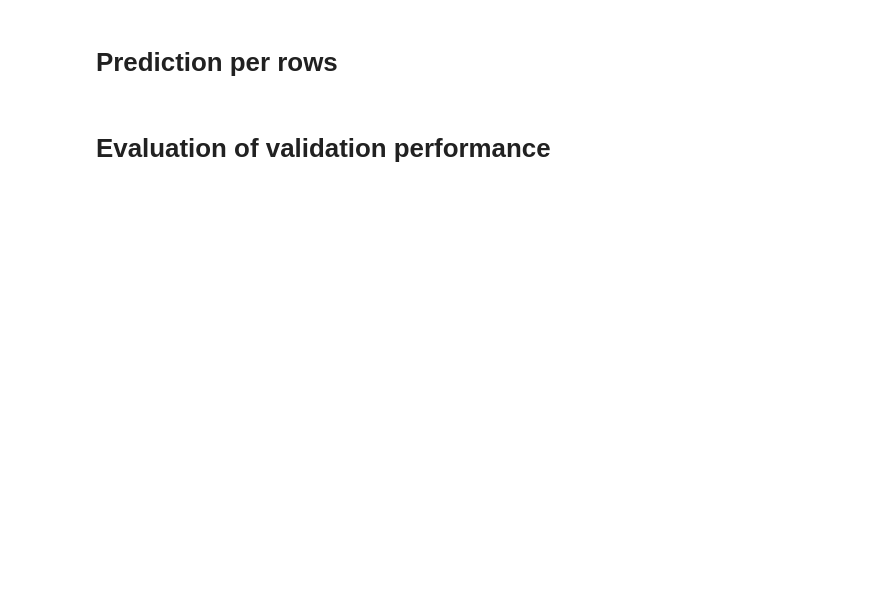
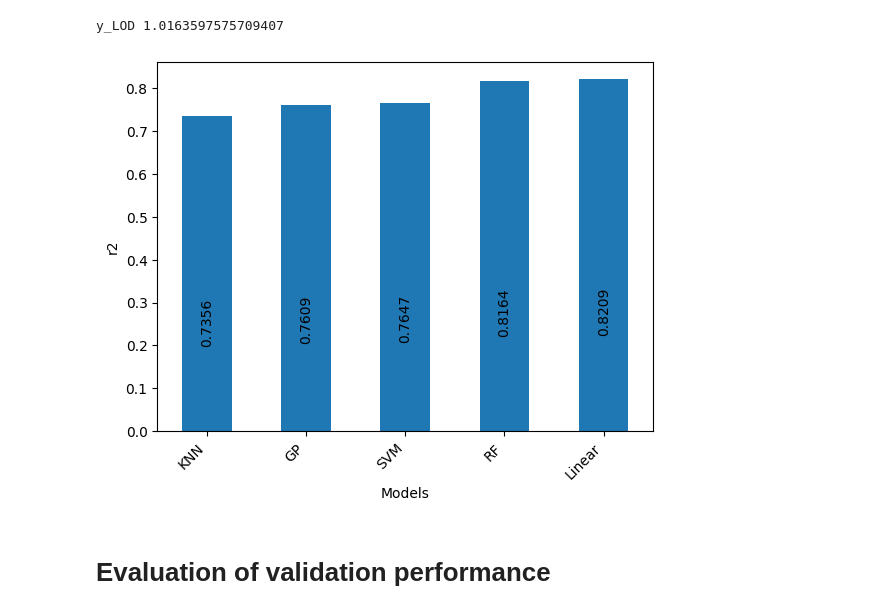
Before and after one commit to ramseylab/vgramreg, a Jupyter notebook: notebooks/Journal_Paper/Journal_paper_Testing_On_Trained_Model.ipynb, the cells around one changed output. Saved outputs shown, nothing was run; the diff lists cells and outputs as text; code cells hidden in the pictures; blank space fills up the shorter version.

Commit message:
Manuscript Journal Results Removing Zero from Concentration on Results

```diff
--- a/notebooks/Journal_Paper/Journal_paper_Testing_On_Trained_Model.ipynb
+++ b/notebooks/Journal_Paper/Journal_paper_Testing_On_Trained_Model.ipynb
@@ -188,17 +198,15 @@ def ValidationPerformanceWithStratified(X:pd.DataFrame,
 # With V_outlier removal
 features_list= {'KNN':    ['min(dS/dV)', 'max(S)'],
                 'Linear': ['min(dS/dV)', 'V_max(S)', 'f2', 'f1', 'V_max(dS/dV)'],
-                'RF':     ['min(dS/dV)', 'f2', 'area(S)', 'V_max(dS/dV)'],
+                'RF':     ['min(dS/dV)', 'area(S)', 'f2', 'V_max(dS/dV)'],
                 'SVM':    ['min(dS/dV)', 'area(S)', 'vcenter', 'V_max(dS/dV)', 'max(dS/dV)'],
-                'GP':     ['min(dS/dV)', 'area(S)', 'V_max(dS/dV)', 'max(dS/dV)'],
-                'xgboost': ['min(dS/dV)', 'area(S)', 'V_max(dS/dV)']}
+                'GP':     ['min(dS/dV)', 'area(S)', 'V_max(dS/dV)', 'max(dS/dV)']}
 
 param_list =  {'KNN': {'n_neighbors': 12, 'weights': 'distance', 'metric': 'manhattan'},
                'Linear': {},
-               'RF': {'n_estimators': 40,  'max_depth': 5,    'min_samples_split': 4, 'min_samples_leaf': 1, 'max_features': 2},
+               'RF': {'n_estimators': 100, 'max_depth': 10, 'min_samples_split': 4, 'min_samples_leaf': 1, 'max_features': 2},
                'SVM': {'C': 250, 'gamma': 0.1, 'kernel': 'rbf'},
-               'GP': {'kernel': 1**2 * Matern(length_scale=1, nu=1.5), 'alpha': 2.5},
-               'xgboost': {'n_estimators': 100, 'max_depth': 10, 'gamma': 1, 'reg_alpha': 1, 'reg_lambda': 1}}
+               'GP': {'kernel': 1**2 * Matern(length_scale=1, nu=1.5), 'alpha': 2.5}}
 
 
 # # Without Zero
@@ -219,6 +227,7 @@ param_list =  {'KNN': {'n_neighbors': 12, 'weights': 'distance', 'metric': 'manh
 y_LOD = 1.0163597575709407
 # %%
 dataset_name     = 'ML6'
+remove_zero      = True
 dataset_root     = '../../dataset'
 scaler_load_path = '../../weights/Journal_paper/scaler.pkl'
 
@@ -252,32 +261,41 @@ elif dataset_name == 'ML6':
 final_dataset['label'] = final_dataset['file'].apply(lambda x: x.split('/')[-1].split('_')[-2].replace('cbz','')).apply(lambda x: int(x))
 final_dataset.rename(columns={"PH": 'max(S)', 'signal_std':'std(S)', 'signal_mean':'mean(S)', 'peak area':'area(S)', \
                         'dS_dV_area':'area(dS/dV)', 'dS_dV_max_peak':'max(dS/dV)', 'dS_dV_min_peak':'min(dS/dV)',\
                     'dS_dV_peak_diff':'max(dS/dV) - min(dS/dV)', \
                     'peak V':'V_max(S)', 'dS_dV_max_V':'V_max(dS/dV)', 'dS_dV_min_V':'V_min(dS/dV)',\
         }, inplace = True)
 
 
 
 final_dataset = final_dataset[['area(S)', 'max(S)', 'max(dS/dV)', 'min(dS/dV)', 'V_max(S)', 'vcenter', 'V_max(dS/dV)', 'V_min(dS/dV)', 'f1', 'f2', 'file', 'label']]
 X = final_dataset.drop(['label', 'file'], axis=1)
 y = final_dataset['label']
 
+
+if remove_zero:
+    indx_gt_zero    = list(y[y!=0].index)
+    X         = X.loc[indx_gt_zero]
+    y         = y.loc[indx_gt_zero]
+
 if dataset_name == 'ML1_ML2':
     scaler_prime = StandardScaler()
 
     # Z-Score Normalization on ML1_ML2 dataset
     X_scaled     = scaler_prime.fit_transform(X)
     X_scaled     = pd.DataFrame(X_scaled, columns=X.columns)
 
     if scaler_load_path != '':
         with open('../../weights/Journal_paper/scaler.pkl', 'rb') as f:
             scaler_ML6 = load(f)
 
     X_scaled = X_scaled.mul(scaler_ML6.scale_)        # Multiply the each column with the respective sigma
     X        = X_scaled.add(scaler_ML6.mean_, axis=1) # Add column wise mean
 
 models      = ['RF', 'KNN', 'GP', 'SVM', 'Linear']
-root_dir    = f'../../results/Journal_paper/{dataset_name}_Vmax_without_outlier'
+root_dir    = f'../../results/Journal_paper/{dataset_name}_zero_removal'
 weight_path = '../../weights/Journal_paper'
 
-testPerformanceWithStratified(X, y, models, root_dir, weight_path, features_list, param_list, y_LOD=y_LOD)
+testPerformanceWithStratified(X, y, models, root_dir, weight_path, features_list, param_list, y_LOD=y_LOD, use_classifier=False)
+# %% [output]
+y_LOD 1.0163597575709407
+[figure, added]
@@ -304,2 +301,0 @@ X
-# %% [markdown]
-# Prediction per rows
```
Also changed, not shown: parts of 14 cells of this notebook, 3 other files.
